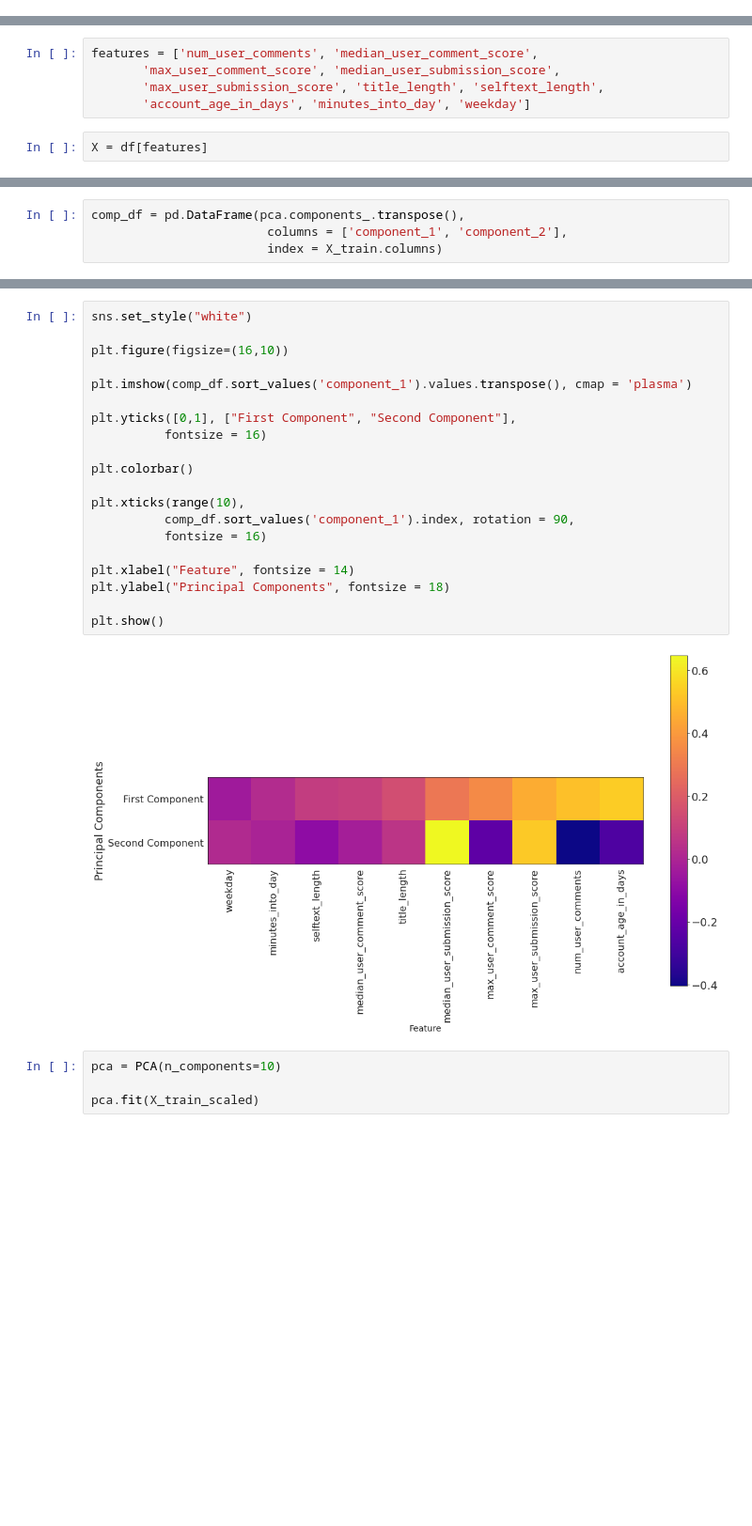
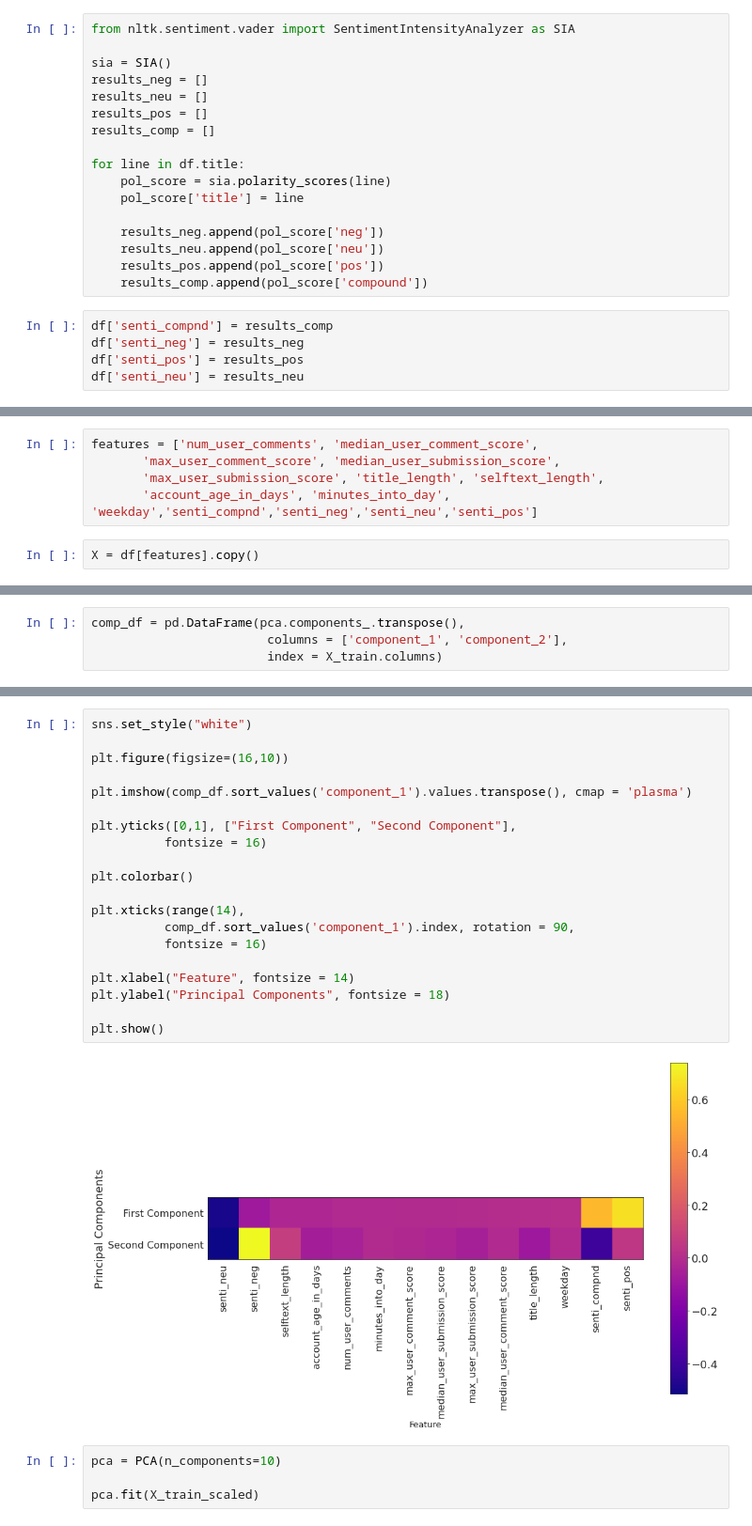
Before and after one commit to ericoden/erdos-project, a Jupyter notebook: ML_modeling_classification_ashok.ipynb, the cells around one changed output, grey strips where cells are left out. Shown: that part at 94% size. Cells and saved outputs as stored; diff of their text form; blank space fills up the shorter version.

```diff
--- a/ML_modeling_classification_ashok.ipynb
+++ b/ML_modeling_classification_ashok.ipynb
@@ -28,3 +30,25 @@ df.head()
+# %%
+from nltk.sentiment.vader import SentimentIntensityAnalyzer as SIA
+
+sia = SIA()
+results_neg = []
+results_neu = []
+results_pos = []
+results_comp = []
+
+for line in df.title:
+    pol_score = sia.polarity_scores(line)
+    pol_score['title'] = line
+
+    results_neg.append(pol_score['neg'])
+    results_neu.append(pol_score['neu'])
+    results_pos.append(pol_score['pos'])
+    results_comp.append(pol_score['compound'])
+# %%
+df['senti_compnd'] = results_comp
+df['senti_neg'] = results_neg
+df['senti_pos'] = results_pos
+df['senti_neu'] = results_neu
 # %%
 y = df.is_viral.copy()
 # %%
@@ -46,9 +71,9 @@ Index(['title', 'selftext', 'num_user_comments', 'median_user_comment_score',
 features = ['num_user_comments', 'median_user_comment_score',
        'max_user_comment_score', 'median_user_submission_score',
        'max_user_submission_score', 'title_length', 'selftext_length',
-       'account_age_in_days', 'minutes_into_day', 'weekday']
+       'account_age_in_days', 'minutes_into_day', 'weekday','senti_compnd','senti_neg','senti_neu','senti_pos']
 # %%
-X = df[features]
+X = df[features].copy()
 # %%
 X
 # %% [output]
@@ -198,25 +227,25 @@ Name: component_2, dtype: float64
 # %%
 sns.set_style("white")
 
 plt.figure(figsize=(16,10))
 
 plt.imshow(comp_df.sort_values('component_1').values.transpose(), cmap = 'plasma')
 
 plt.yticks([0,1], ["First Component", "Second Component"],
           fontsize = 16)
 
 plt.colorbar()
 
-plt.xticks(range(10),
+plt.xticks(range(14),
           comp_df.sort_values('component_1').index, rotation = 90,
           fontsize = 16)
 
 plt.xlabel("Feature", fontsize = 14)
 plt.ylabel("Principal Components", fontsize = 18)
 
 plt.show()
 # %% [output]
-[figure, old version]
+[figure, new version]
 # %%
 pca = PCA(n_components=10)
 
```
Also changed, not shown: parts of 30 cells of this notebook.
